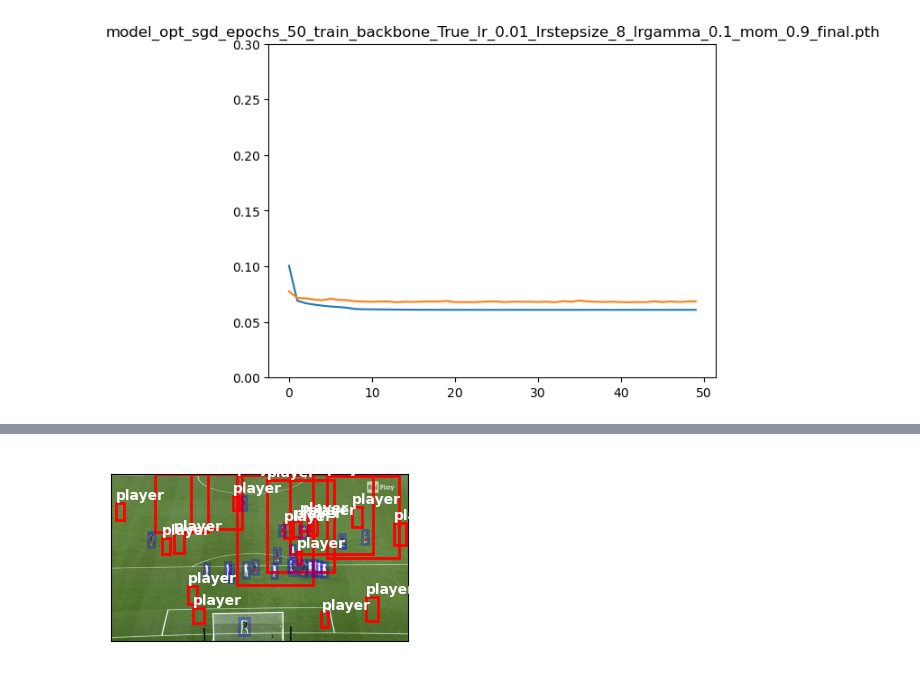
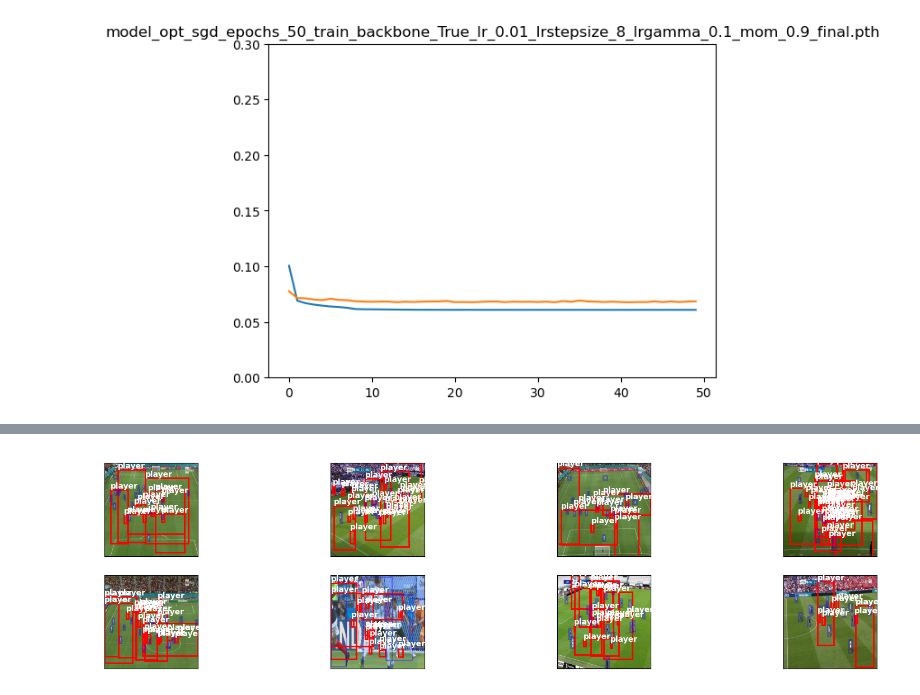
Before and after one commit to daniel-macrae/DeepLearning-2023, a Jupyter notebook: quickModelEvaluation.ipynb, the cells around one changed output, grey strips where cells are left out. Saved outputs shown, nothing was run; the diff lists cells and outputs as text; code cells hidden in the pictures.

```diff
--- a/quickModelEvaluation.ipynb
+++ b/quickModelEvaluation.ipynb
@@ -75,7 +75,7 @@ from src.dataLoading import playersDataset, collate_fn   # these are custom for
 
 
 num_workers = 1 if torch.cuda.is_available() else 0
-batch_size = 1 # LOWER THIS IF NEEDED!
+batch_size = 8 # LOWER THIS IF NEEDED!
 
 train_dir = "Data/train/"
 valid_dir = "Data/valid/"
@@ -129,32 +148,32 @@ def visualize_imgs(imgs, annotations, true_annotations, rows, cols, threshold, t
             height = int(box[3] - box[1])
 
             #top, left, width, height = [448*i for i in boxes[i][0:]]
             rect = patches.Rectangle((top, left), width, height, edgecolor='r', facecolor='none', linewidth=2.0)
             ax.add_patch(rect)
 
             ax.text(top, left, CLASSES[int(labels[j])], horizontalalignment='left', verticalalignment='bottom', color='white', weight='bold')
 
         for j, box in enumerate(true_boxes):
             top, left = int(box[0]), int(box[1])
             width = int(box[2] - box[0])
             height = int(box[3] - box[1])
 
             #top, left, width, height = [448*i for i in boxes[i][0:]]
             rect = patches.Rectangle((top, left), width, height, edgecolor='b', alpha=0.3, facecolor='none', linewidth=2.0)
             ax.add_patch(rect)
 
             # ax.text(top, left, CLASSES[int(labels[j])], horizontalalignment='left', verticalalignment='bottom', color='white', weight='bold')
 
     plt.show()
 
 
 model.eval()
 images, targets = next(iter(test_loader))
 images = list(image.to(device) for image in images)
 preds = model(images)
 
-threshold = 0.4
+threshold = 0.25
 
 fig = visualize_imgs(images, preds, targets, rows=4, cols=4, threshold = threshold, tensors=True)
 # %% [output]
-[figure, old version]
+[figure, new version]
```
Also changed, not shown: parts of 2 cells of this notebook.
